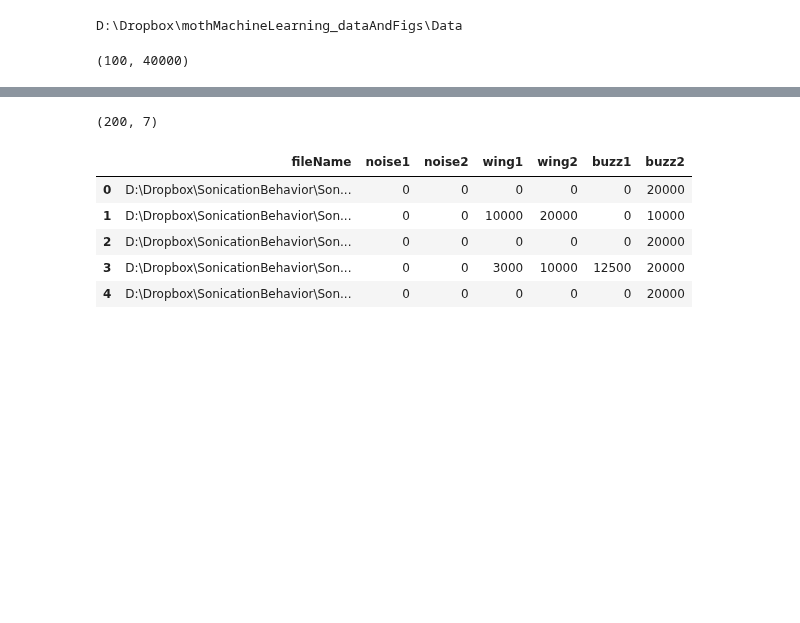
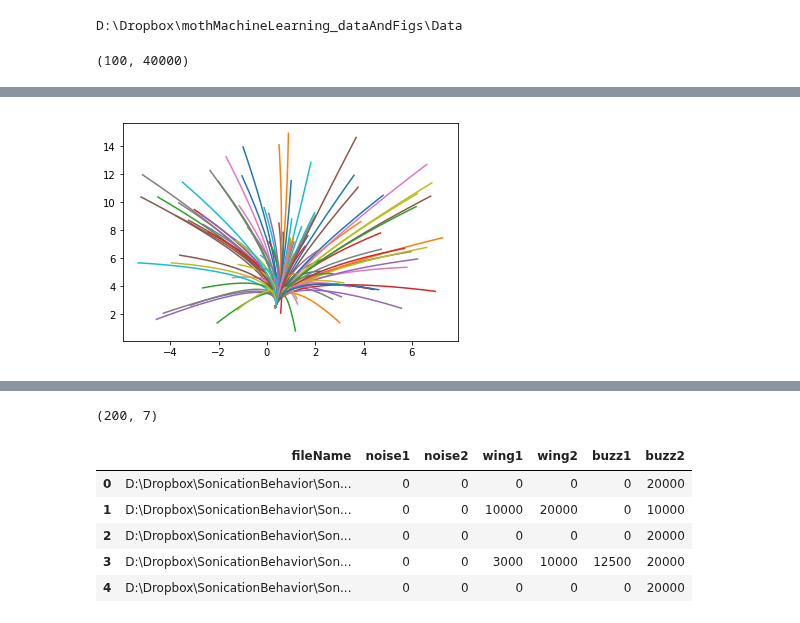
Before and after one commit to oliviatessa/MothMachineLearning, a Jupyter notebook: LSTM_MothData.ipynb, the cells around one changed output, grey strips where cells are left out. Saved outputs shown, nothing was run; the diff lists cells and outputs as text; code cells hidden in the pictures; blank space fills up the shorter version.

```diff
--- a/LSTM_MothData.ipynb
+++ b/LSTM_MothData.ipynb
@@ -75,3 +88,14 @@ spray.rename(columns=dict(zip(spray.columns[[np.arange(8)]], new_cols)), inplace
+# %%
+
+#kk = 20000
+for ii in range(100):
+    kk += 8
+    tmp = np.array(spray.iloc[:, kk])
+    t2 = np.array(spray.iloc[:, kk + 1])
+    plt.plot(tmp, t2)
+    #print(kk)
+# %% [output]
+[figure, added]
 # %%
 # create dataset
 
```
Also changed, not shown: parts of 3 cells of this notebook.
